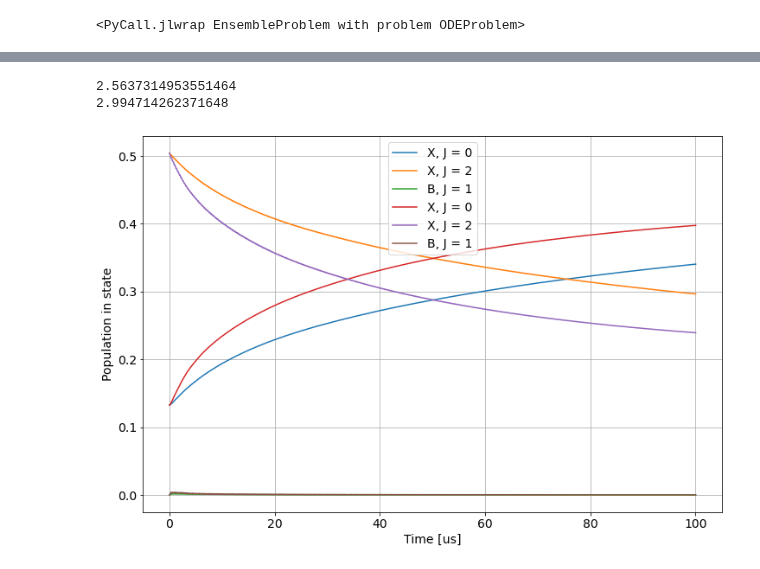
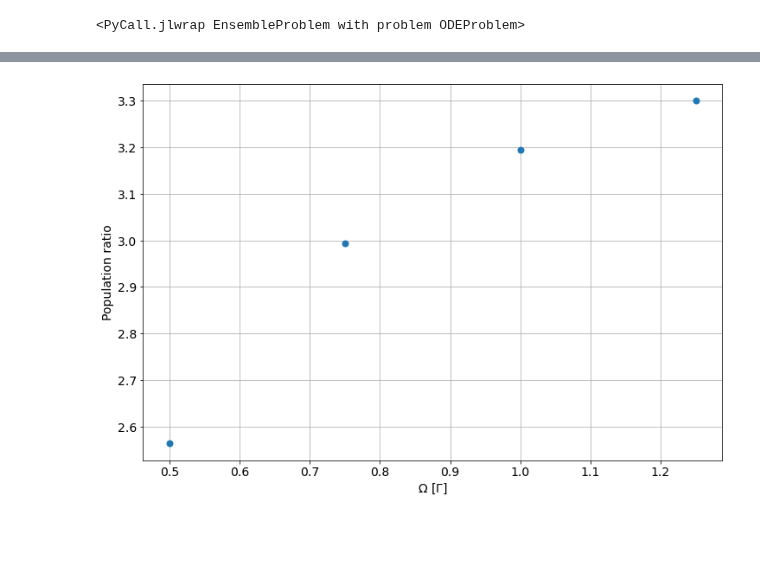
Before and after one commit to ograsdijk/CeNTREX-notebooks, a Jupyter notebook: optical bloch equations/Oskari Code Modified/Performance comparison with Julia.ipynb, the cells around one changed output, grey strips where cells are left out. Drawn from its saved outputs; the diff is of its cells as text; code cells hidden in the pictures; blank space fills up the shorter version.

```diff
--- a/optical bloch equations/Oskari Code Modified/Performance comparison with Julia.ipynb
+++ b/optical bloch equations/Oskari Code Modified/Performance comparison with Julia.ipynb
@@ -901,39 +913,18 @@ ens_u = Main.eval("sim.u")
 # %%
 fig, ax = plt.subplots(figsize = (12,8))
 
-for ut_ens in ens_u:
+for factor, ut_ens in zip(np.arange(0.5,4.5,0.25),ens_u):
     ut_ens = np.array(ut_ens)
     pop_results = np.real(np.einsum('jji->ji',ut_ens.reshape((rho_ini.shape[0], rho_ini.shape[1], ut_ens.shape[2]))))
     t_array = np.linspace(0, ut_ens.shape[2]-1,  ut_ens.shape[2])*5e-8
 
-    m = t_array <= 1e9
+    P0 = np.sum(pop_results[:4], axis = 0)
 
-    t_array = t_array[m]
-    pop_results = pop_results[:,m]
+    ax.plot(factor, P0[-1]/P0[0], '.', ms = 14, color = 'C0')
 
-    #Plot populations in different J
-    P0_triplet = np.sum(pop_results[1:4,:], axis = 0)
-    P0_singlet = np.sum(pop_results[0:1,:], axis = 0)
-    P0 = np.sum(pop_results[:4], axis = 0)
-    P1 = np.sum(pop_results[4:16,:], axis = 0)
-    P2 = np.sum(pop_results[16:36,:], axis = 0)
-    PB1 = np.sum(pop_results[36:,:], axis = 0)
-
-    # ax.plot(t_array*1e6, P0_triplet, label = 'X, J = 0, F = 1')
-    # ax.plot(t_array*1e6, P0_singlet, label = 'X, J = 0, F = 0')
-    ax.plot(t_array*1e6, P0, label = 'X, J = 0')
-    # ax.plot(t_array*1e6, P1, label = 'X, J = 1')
-    ax.plot(t_array*1e6, P2, label = 'X, J = 2')
-    ax.plot(t_array*1e6, PB1, label = 'B, J = 1')
-
-    print(P0[-1]/P0[0])
-
-ax.legend(fontsize = 14)
-ax.set_xlabel("Time [us]", fontsize = 14)
-ax.set_ylabel("Population in state", fontsize = 14)
+ax.set_xlabel(r"$\Omega$ [$\Gamma$]", fontsize = 14)
+ax.set_ylabel("Population ratio", fontsize = 14)
 ax.tick_params(axis='both', labelsize=14)
 ax.grid(True)
 # %% [output]
-2.5637314953551464
-2.994714262371648
-[figure, old version]
+[figure, new version]
```
Also changed, not shown: parts of 44 cells of this notebook.
